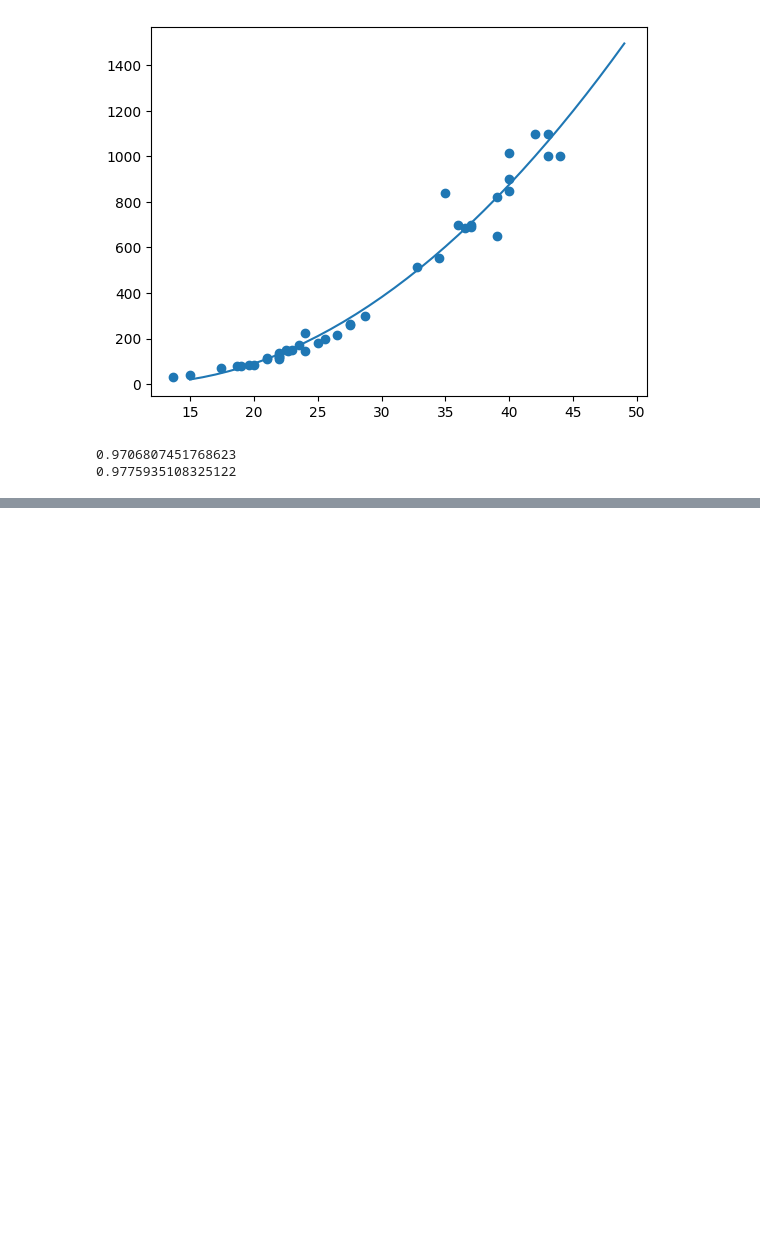
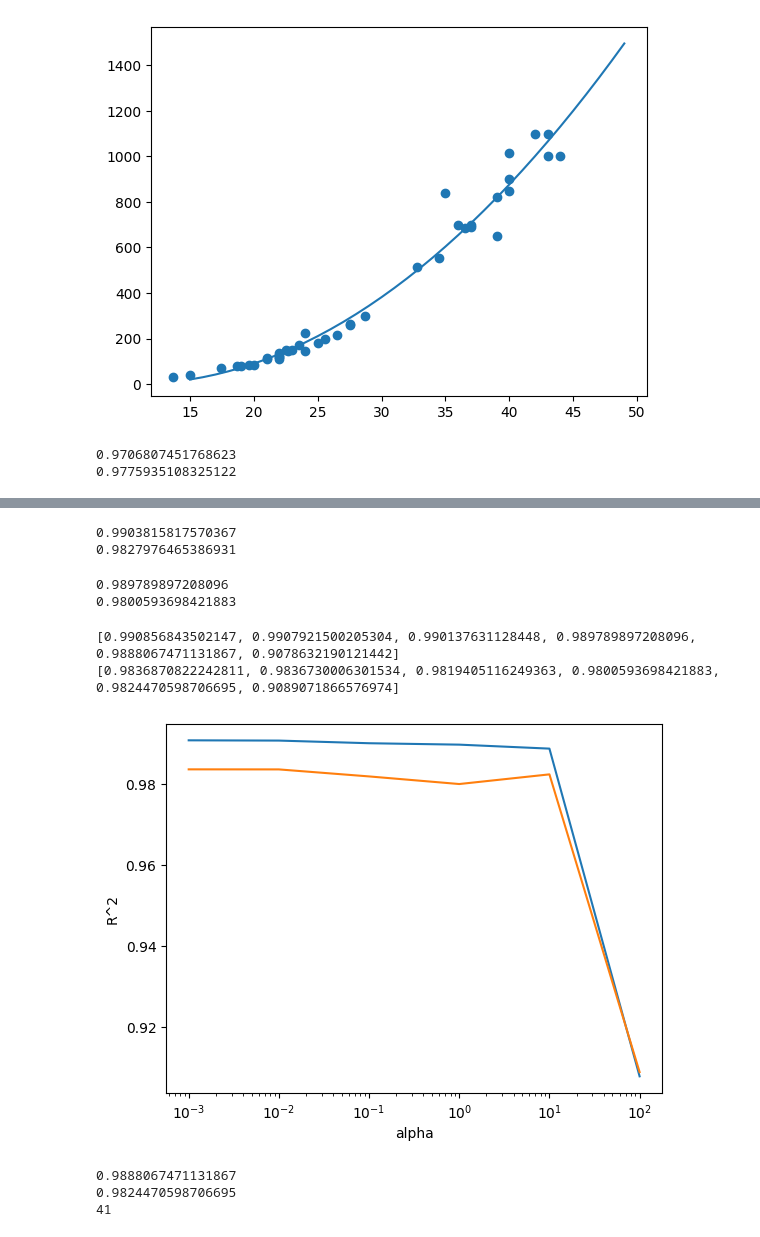
Before and after one commit to data-shkim/book-self-study-ml-dl, a Jupyter notebook: 혼자공부하는머신러닝+딥러닝_03.ipynb, the cells around one changed output, grey strips where cells are left out. Cells and saved outputs as stored; diff of their text form; code cells hidden in the pictures; blank space fills up the shorter version.

```diff
--- a/혼자공부하는머신러닝+딥러닝_03.ipynb
+++ b/혼자공부하는머신러닝+딥러닝_03.ipynb
@@ -222,0 +345,52 @@ print(lr.score(test_poly, test_target))
+# %%
+ridge = Ridge(alpha=0.1)
+ridge.fit(train_scaled, train_target)
+print(ridge.score(train_scaled, train_target))
+print(ridge.score(test_scaled, test_target))
+# %% [output]
+0.9903815817570367
+0.9827976465386931
+# %%
+# 라쏘(lasso)
+from sklearn.linear_model import Lasso
+lasso = Lasso()
+lasso.fit(train_scaled, train_target)
+print(lasso.score(train_scaled, train_target))
+print(lasso.score(test_scaled, test_target))
+# %% [output]
+0.989789897208096
+0.9800593698421883
+# %%
+train_score = []
+test_score = []
+
+alpha_list = [0.001, 0.01, 0.1, 1, 10, 100]
+for alpha in alpha_list:
+  lasso = Lasso(alpha=alpha, max_iter=1000)
+  lasso.fit(train_scaled, train_target)
+  train_score.append(lasso.score(train_scaled, train_target))
+  test_score.append(lasso.score(test_scaled, test_target))
+
+print(train_score)
+print(test_score)
+
+plt.plot(alpha_list, train_score)
+plt.plot(alpha_list, test_score)
+plt.xscale('log')
+plt.xlabel('alpha')
+plt.ylabel('R^2')
+plt.show()
+# %% [output]
+[0.990856843502147, 0.9907921500205304, 0.990137631128448, 0.989789897208096, 0.9888067471131867, 0.9078632190121442]
+[0.9836870822242811, 0.9836730006301534, 0.9819405116249363, 0.9800593698421883, 0.9824470598706695, 0.9089071866576974]
+[figure, added]
+# %%
+lasso = Lasso(alpha=10)
+lasso.fit(train_scaled, train_target)
+print(lasso.score(train_scaled, train_target))
+print(lasso.score(test_scaled, test_target))
+print(np.sum(lasso.coef_ == 0)) # 55개 특성 중 14개만 0이 아님 => 유용한 특성 14개를 골라냈다는 의미
+# %% [output]
+0.9888067471131867
+0.9824470598706695
+41
```
Also changed, not shown: parts of 11 cells of this notebook.
